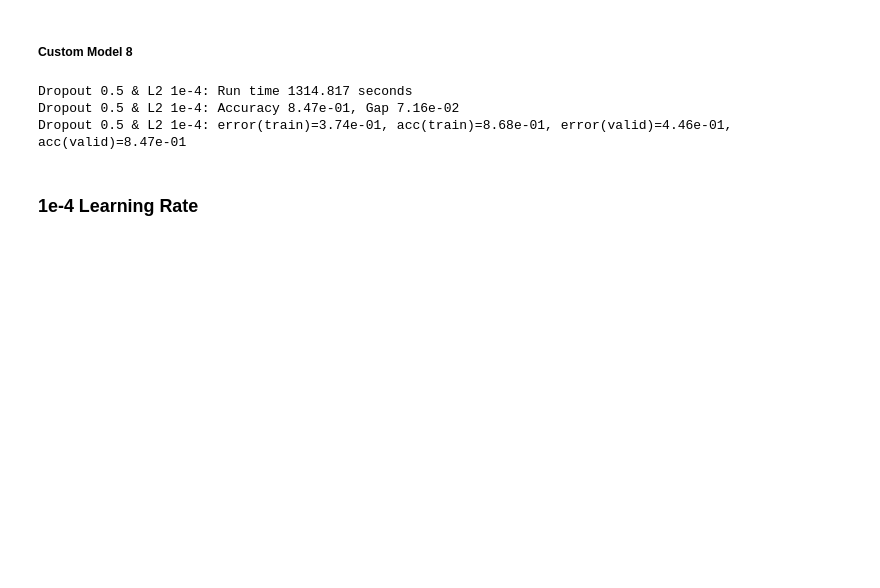
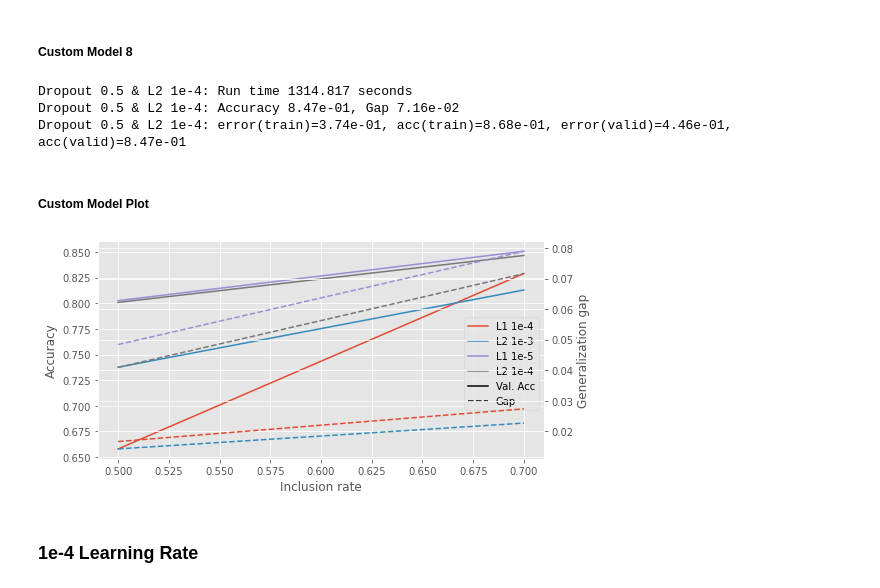
Before and after one commit to Mushinako/mlpractical, a Jupyter notebook: notebooks/Coursework_1.ipynb, the cells around one changed output. Cells and saved outputs as stored; diff of their text form; code cells hidden in the pictures; blank space fills up the shorter version.

Commit message:
Custom model graphs

```diff
--- a/notebooks/Coursework_1.ipynb
+++ b/notebooks/Coursework_1.ipynb
@@ -795,6 +797,7 @@ if data_combined_5 is None:
         penalty=lambda: L1Penalty(1e-5),
     )
     %store data_combined_5
+data_combined.append((0.5, "L1 1e-5", data_combined_5))
 data_combined_5_name = "Dropout 0.5 & L1 1e-5"
 print(f"{data_combined_5_name}: Run time {data_combined_5[2]:.3f} seconds")
 print(f"{data_combined_5_name}: {gen_acc_gap_str(data_combined_5)}")
@@ -814,6 +817,7 @@ if data_combined_6 is None:
         penalty=lambda: L2Penalty(1e-4),
     )
     %store data_combined_6
+data_combined.append((0.5, "L2 1e-4", data_combined_6))
 data_combined_6_name = "Dropout 0.5 & L2 1e-4"
 print(f"{data_combined_6_name}: Run time {data_combined_6[2]:.3f} seconds")
 print(f"{data_combined_6_name}: {gen_acc_gap_str(data_combined_6)}")
@@ -833,6 +837,7 @@ if data_combined_7 is None:
         penalty=lambda: L1Penalty(1e-5),
     )
     %store data_combined_7
+data_combined.append((0.7, "L1 1e-5", data_combined_7))
 data_combined_7_name = "Dropout 0.7 & L1 1e-5"
 print(f"{data_combined_7_name}: Run time {data_combined_7[2]:.3f} seconds")
 print(f"{data_combined_7_name}: {gen_acc_gap_str(data_combined_7)}")
@@ -852,6 +857,7 @@ if data_combined_8 is None:
         penalty=lambda: L2Penalty(1e-4),
     )
     %store data_combined_8
+data_combined.append((0.7, "L2 1e-4", data_combined_8))
 data_combined_8_name = "Dropout 0.5 & L2 1e-4"
 print(f"{data_combined_8_name}: Run time {data_combined_8[2]:.3f} seconds")
 print(f"{data_combined_8_name}: {gen_acc_gap_str(data_combined_8)}")
@@ -860,6 +866,14 @@ print(f"{data_combined_8_name}: {gen_stat_str(data_combined_8)}")
 Dropout 0.5 & L2 1e-4: Run time 1314.817 seconds
 Dropout 0.5 & L2 1e-4: Accuracy 8.47e-01, Gap 7.16e-02
 Dropout 0.5 & L2 1e-4: error(train)=3.74e-01, acc(train)=8.68e-01, error(valid)=4.46e-01, acc(valid)=8.47e-01
+# %% [markdown]
+##### Custom Model Plot
+# %%
+plot_fig_4_custom(
+    data_combined, legend_loc="lower right", legend_bbox_to_anchor=(1, 0.2)
+)
+# %% [output]
+[figure, added]
 # %% [markdown]
 ### 1e-4 Learning Rate
 # %% [markdown]
```
Also changed, not shown: parts of 21 cells of this notebook.
